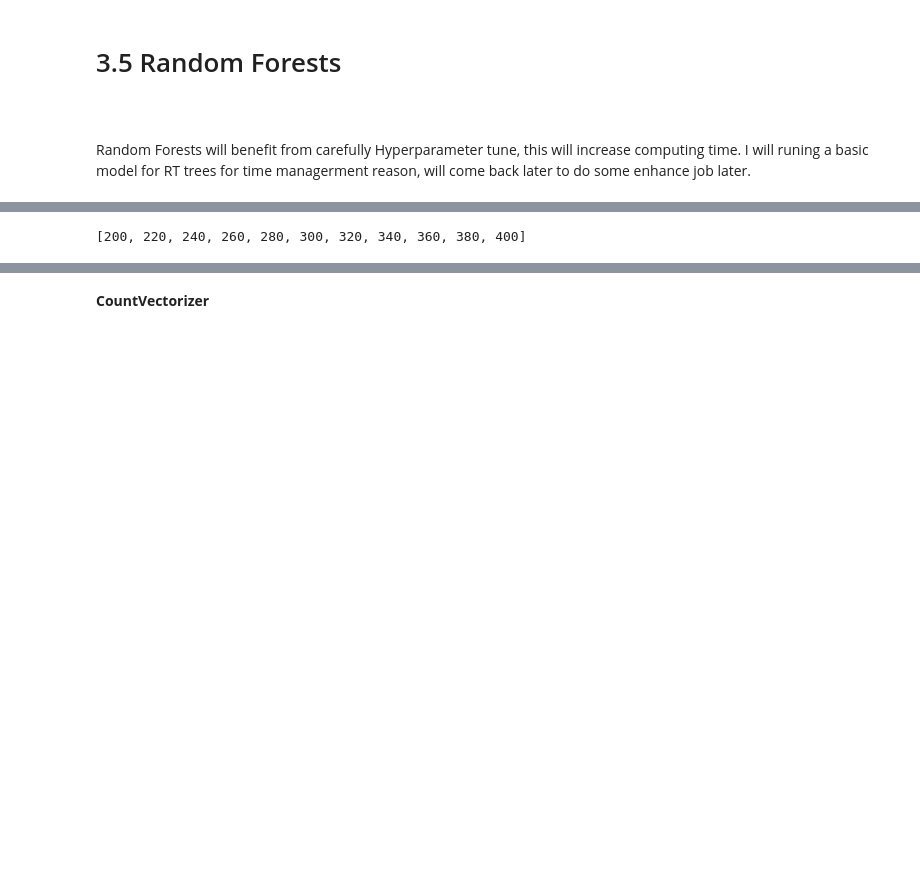
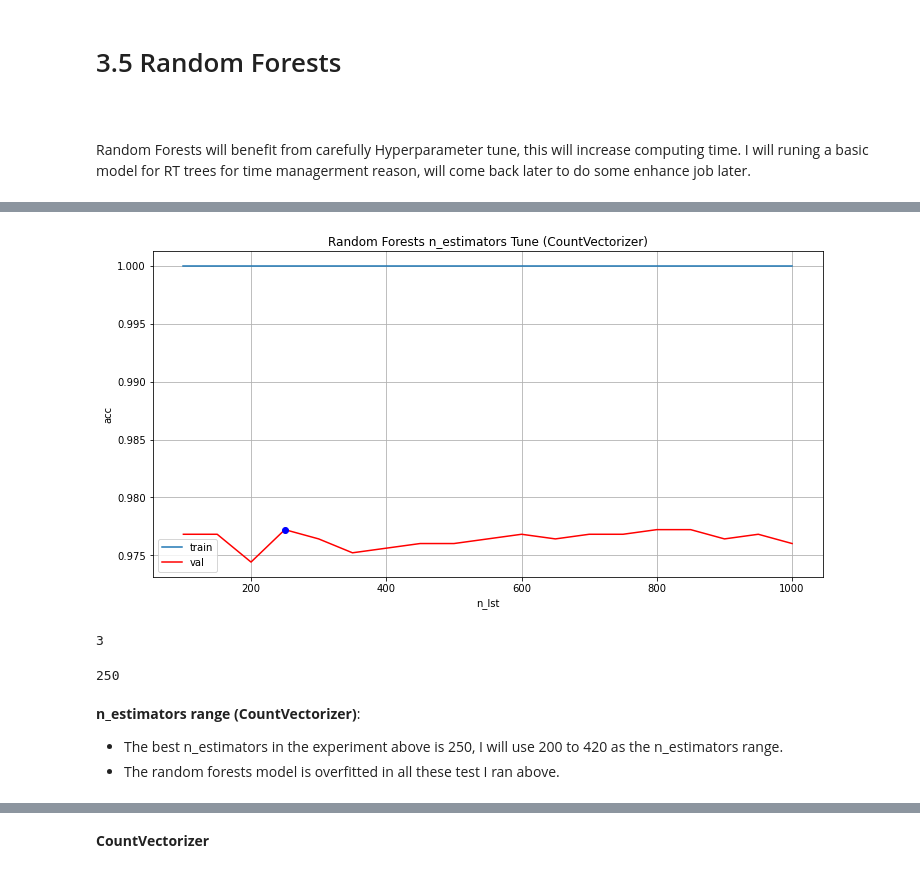
Before and after one commit to polly1110/Fake-Job-Detection, a Jupyter notebook: Modeling-v4.ipynb, the cells around one changed output, grey strips where cells are left out. Saved outputs shown, nothing was run; the diff lists cells and outputs as text; code cells hidden in the pictures; blank space fills up the shorter version.

Commit message:
update modeling v4

```diff
--- a/Modeling-v4.ipynb
+++ b/Modeling-v4.ipynb
@@ -1081,5 +1012,0 @@ grid_rt=[{
-# %%
-# list of n_estimators
-n_list
-# %% [output]
-[200, 220, 240, 260, 280, 300, 320, 340, 360, 380, 400]
@@ -1087,0 +1013,46 @@ rt_hv=HalvingGridSearchCV(pipe_rt,grid_rt,n_jobs=-1, min_resources="exhaust", fa
+# %%
+# split reminder data into train and validation (CountVectorizer)
+X_train_count, X_val_count, y_train_count, y_val_count = train_test_split(X_rem_count, y_rem, test_size=0.2, random_state=42,stratify=y_rem)
+# %%
+# basic Hyperparameter (CountVectorizer) tune to find a samller n_estimators range
+n_lst=list(range(100,1050,50))
+train_acc_count=[]
+val_acc_count=[]
+for n in n_lst:
+    estimators=[
+    ('smote',SMOTE(random_state=42)),
+    ('scaler',MinMaxScaler()),
+    ('classifier',RandomForestClassifier(n_estimators=n,n_jobs=-1))]
+    pipe_rt_0=imbPipeline(estimators)
+    pipe_rt_0.fit(X_train_count,y_train_count)
+    train_acc=pipe_rt_0.score(X_train_count,y_train_count)
+    val_acc=pipe_rt_0.score(X_val_count,y_val_count)
+    train_acc_count.append(train_acc)
+    val_acc_count.append(val_acc)
+# %%
+plt.figure(figsize=(12,6))
+plt.plot(n_lst,train_acc_count,label='train')
+plt.title('Random Forests n_estimators Tune (CountVectorizer)')
+plt.plot(n_lst,val_acc_count,label='val',color='red')
+plt.plot(n_lst[np.array(val_acc_count).argmax()],max(val_acc_count),'ro',color='blue')
+plt.xlabel('n_lst')
+plt.grid()
+plt.ylabel('acc')
+plt.legend()
+plt.show()
+# %% [output]
+[figure, added]
+# %%
+max_index=np.array(val_acc_count).argmax()
+max_index
+# %% [output]
+3
+# %%
+# best n_estimators is 250
+n_lst[max_index]
+# %% [output]
+250
+# %% [markdown]
+**n_estimators range (CountVectorizer)**:
+- The best n_estimators in the experiment above is 250, I will use 200 to 420 as the n_estimators range.
+- The random forests model is overfitted in all these test I ran above.
```
Also changed, not shown: parts of 97 cells of this notebook.
